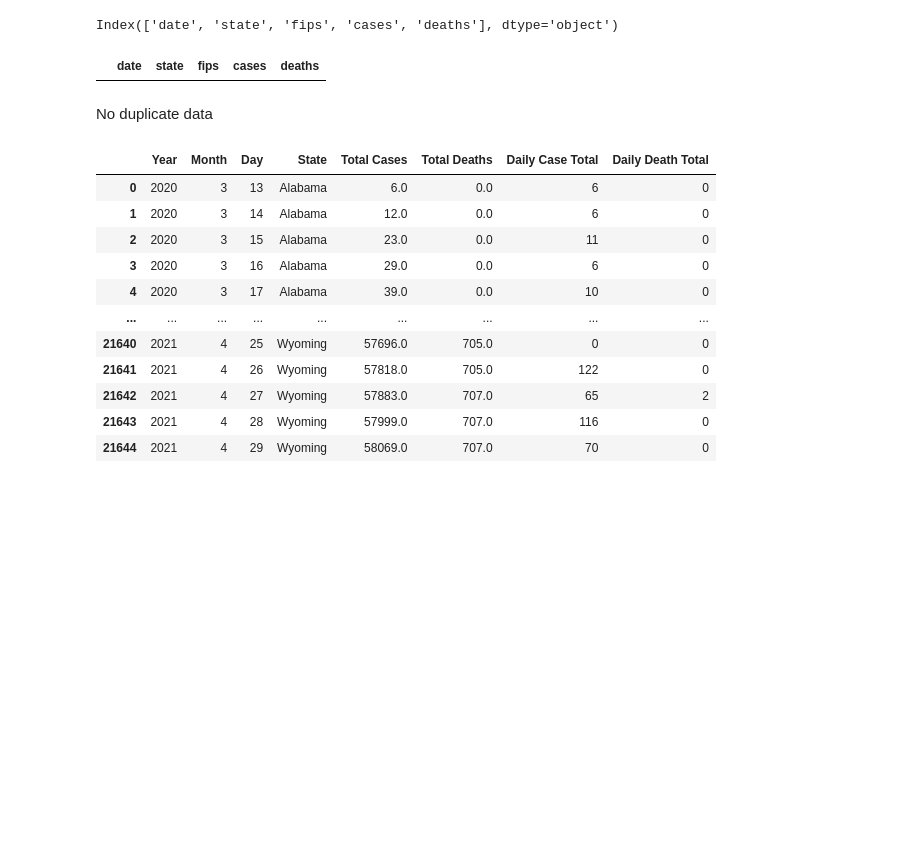
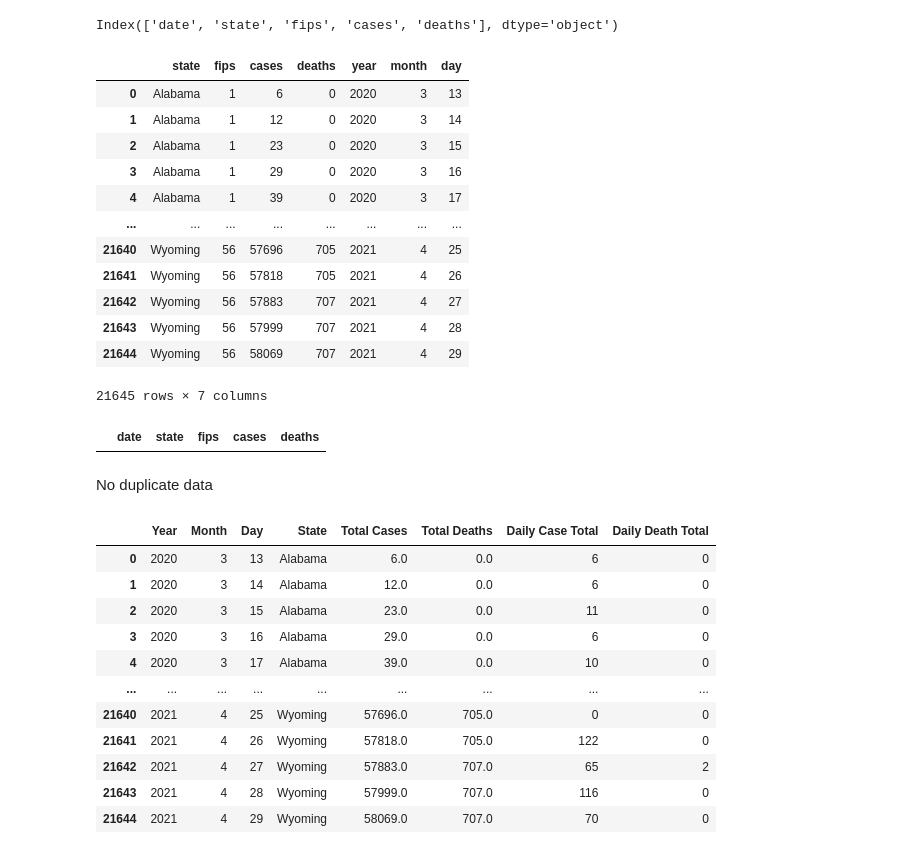
Before and after one commit to seanlipinski/Project1, a Jupyter notebook: Project_1_Covid.ipynb, the cells around one changed output. Cells and saved outputs as stored; diff of their text form; code cells hidden in the pictures; blank space fills up the shorter version.

Commit message:
added date/time

```diff
--- a/Project_1_Covid.ipynb
+++ b/Project_1_Covid.ipynb
@@ -29,6 +29,28 @@ covid_data_df= pd.DataFrame(covid_data_df)
 covid_data_df.columns
 # %% [output]
 Index(['date', 'state', 'fips', 'cases', 'deaths'], dtype='object')
+# %%
+covid_data_df['date']= pd.to_datetime(covid_data_df['date'],format='%Y-%m-%d')
+covid_data_df['year']= covid_data_df['date'].dt.year
+covid_data_df['month']= covid_data_df['date'].dt.month
+covid_data_df['day']= covid_data_df['date'].dt.day
+
+#covid_data_df
+covid_data_df.drop(['date'], axis=1)
+# %% [output]
+|  | state | fips | cases | deaths | year | month | day |
+| 0 | Alabama | 1 | 6 | 0 | 2020 | 3 | 13 |
+| 1 | Alabama | 1 | 12 | 0 | 2020 | 3 | 14 |
+| 2 | Alabama | 1 | 23 | 0 | 2020 | 3 | 15 |
+| 3 | Alabama | 1 | 29 | 0 | 2020 | 3 | 16 |
+| 4 | Alabama | 1 | 39 | 0 | 2020 | 3 | 17 |
+| ... | ... | ... | ... | ... | ... | ... | ... |
+| 21640 | Wyoming | 56 | 57696 | 705 | 2021 | 4 | 25 |
+| 21641 | Wyoming | 56 | 57818 | 705 | 2021 | 4 | 26 |
+| 21642 | Wyoming | 56 | 57883 | 707 | 2021 | 4 | 27 |
+| 21643 | Wyoming | 56 | 57999 | 707 | 2021 | 4 | 28 |
+| 21644 | Wyoming | 56 | 58069 | 707 | 2021 | 4 | 29 |
+21645 rows × 7 columns
 # %%
 # covid_data_df['year'] = covid_data_df['date'].dt.year
 # covid_data_df['month'] = covid_data_df['date'].dt.month
```
Also changed, not shown: 2 other files.
